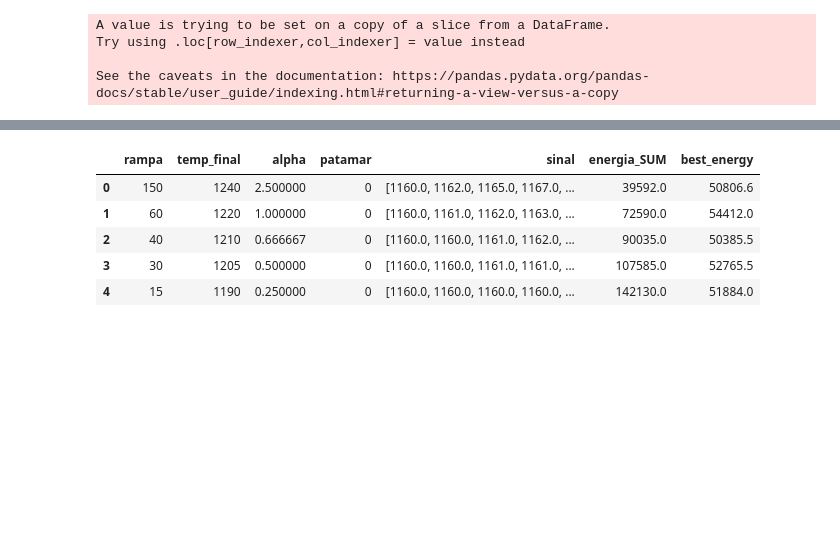
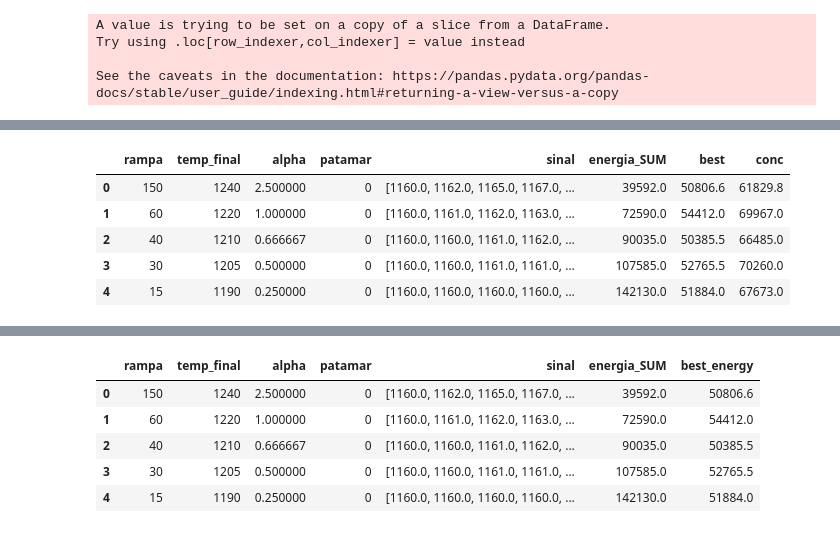
Before and after one commit to Jliporace/reading-kiln-termostat, a Jupyter notebook: notebooks/test_pipeline.ipynb, the cells around one changed output, grey strips where cells are left out. Saved outputs shown, nothing was run; the diff lists cells and outputs as text; code cells hidden in the pictures; blank space fills up the shorter version.

```diff
--- a/notebooks/test_pipeline.ipynb
+++ b/notebooks/test_pipeline.ipynb
@@ -106,3 +108,24 @@ exp_data
 # %%
 def best_model(signal):
     return np.sum([((s - 1175) ** 2) + 0.3 * s  for s in signal])
+
+def concurrent(signal):
+    return np.sum([((s - 1171) ** 2) + 0.4 * s  for s in signal])
+
+def h2(s):
+    return ((s - 1171) ** 2) + 0.4 * s
+
+def h(s):
+    return ((s - 1175) ** 2) + 0.3 * s
+# %%
+tab_data['best'] = tab_data['sinal'].apply(best_model)
+tab_data['conc'] = tab_data['sinal'].apply(concurrent)
+
+tab_data
+# %% [output]
+|  | rampa | temp_final | alpha | patamar | sinal | energia_SUM | best | conc |
+| 0 | 150 | 1240 | 2.500000 | 0 | [1160.0, 1162.0, 1165.0, 1167.0, ... | 39592.0 | 50806.6 | 61829.8 |
+| 1 | 60 | 1220 | 1.000000 | 0 | [1160.0, 1161.0, 1162.0, 1163.0, ... | 72590.0 | 54412.0 | 69967.0 |
+| 2 | 40 | 1210 | 0.666667 | 0 | [1160.0, 1160.0, 1161.0, 1162.0, ... | 90035.0 | 50385.5 | 66485.0 |
+| 3 | 30 | 1205 | 0.500000 | 0 | [1160.0, 1160.0, 1161.0, 1161.0, ... | 107585.0 | 52765.5 | 70260.0 |
+| 4 | 15 | 1190 | 0.250000 | 0 | [1160.0, 1160.0, 1160.0, 1160.0, ... | 142130.0 | 51884.0 | 67673.0 |
```
Also changed, not shown: parts of 23 cells of this notebook, 1 other file.
